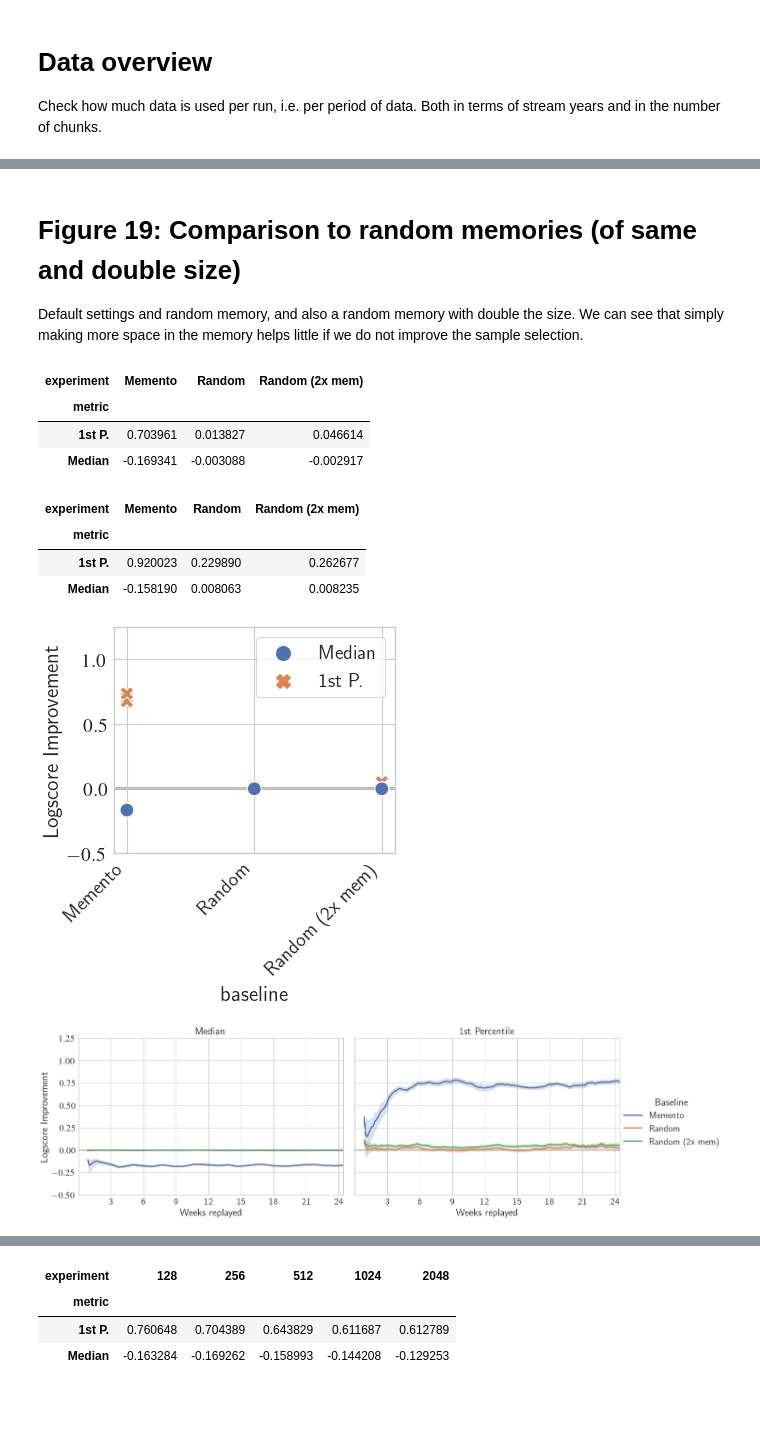
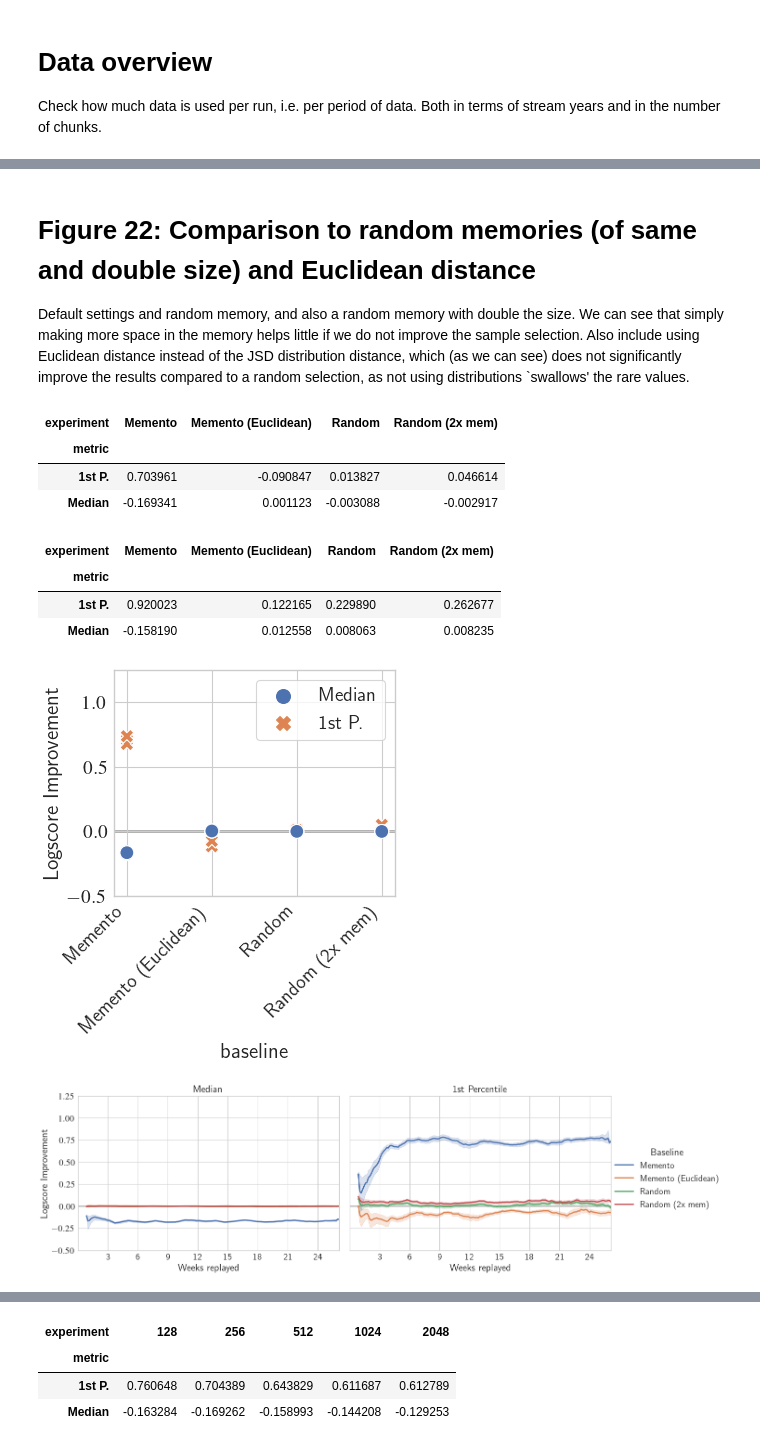
Before and after one commit to nsg-ethz/Memento-Artefacts, a Jupyter notebook: notebooks/puffer-replay.ipynb, the cells around one changed output, grey strips where cells are left out. Drawn from its saved outputs; the diff is of its cells as text; code cells hidden in the pictures; blank space fills up the shorter version.

```diff
--- a/notebooks/puffer-replay.ipynb
+++ b/notebooks/puffer-replay.ipynb
@@ -422,32 +488,34 @@ Million chunks, total:
 # %% [markdown]
-# Figure 19: Comparison to random memories (of same and double size)
+# Figure 22: Comparison to random memories (of same and double size) and Euclidean distance
 
 Default settings and random memory, and also a random memory with double the size.
 We can see that simply making more space in the memory helps little if we do not improve the sample selection.
+Also include using Euclidean distance instead of the JSD distribution distance, which (as we can see) does not significantly improve the results compared to a random selection, as not using distributions `swallows' the rare values.
 # %%
 baseline_results, baseline_stats = load({
     'comparison/baseline/default': 'Memento',
+    'comparison/euclidean': 'Memento (Euclidean)',
     'comparison/baseline/random': 'Random',
     'comparison/memsize/double': 'Random (2x mem)',
 })
 display(summarize(baseline_results))
 display(summarize(baseline_results, comp="advantage_feb"))
 plot_average(baseline_results, title="baseline")
 ax = plt.gca()
 ax.set_xticklabels(ax.get_xticklabels(), rotation=45, ha="right")
 plt.show()
 
 plot_timeseries(baseline_results, title="Baseline")
 plt.gcf().savefig(plotdir / "baseline_timeline.pdf")
 plt.show()
 # %% [output]
-| experiment | Memento | Random | Random (2x mem) |
-| metric |  |  |  |
-| 1st P. | 0.703961 | 0.013827 | 0.046614 |
-| Median | -0.169341 | -0.003088 | -0.002917 |
+| experiment | Memento | Memento (Euclidean) | Random | Random (2x mem) |
+| metric |  |  |  |  |
+| 1st P. | 0.703961 | -0.090847 | 0.013827 | 0.046614 |
+| Median | -0.169341 | 0.001123 | -0.003088 | -0.002917 |
-| experiment | Memento | Random | Random (2x mem) |
-| metric |  |  |  |
-| 1st P. | 0.920023 | 0.229890 | 0.262677 |
-| Median | -0.158190 | 0.008063 | 0.008235 |
+| experiment | Memento | Memento (Euclidean) | Random | Random (2x mem) |
+| metric |  |  |  |  |
+| 1st P. | 0.920023 | 0.122165 | 0.229890 | 0.262677 |
+| Median | -0.158190 | 0.012558 | 0.008063 | 0.008235 |
-[figure, old version]
+[figure, new version]
-[figure, old version]
+[figure, new version]
```
Also changed, not shown: parts of 32 cells of this notebook, 30 other files.
